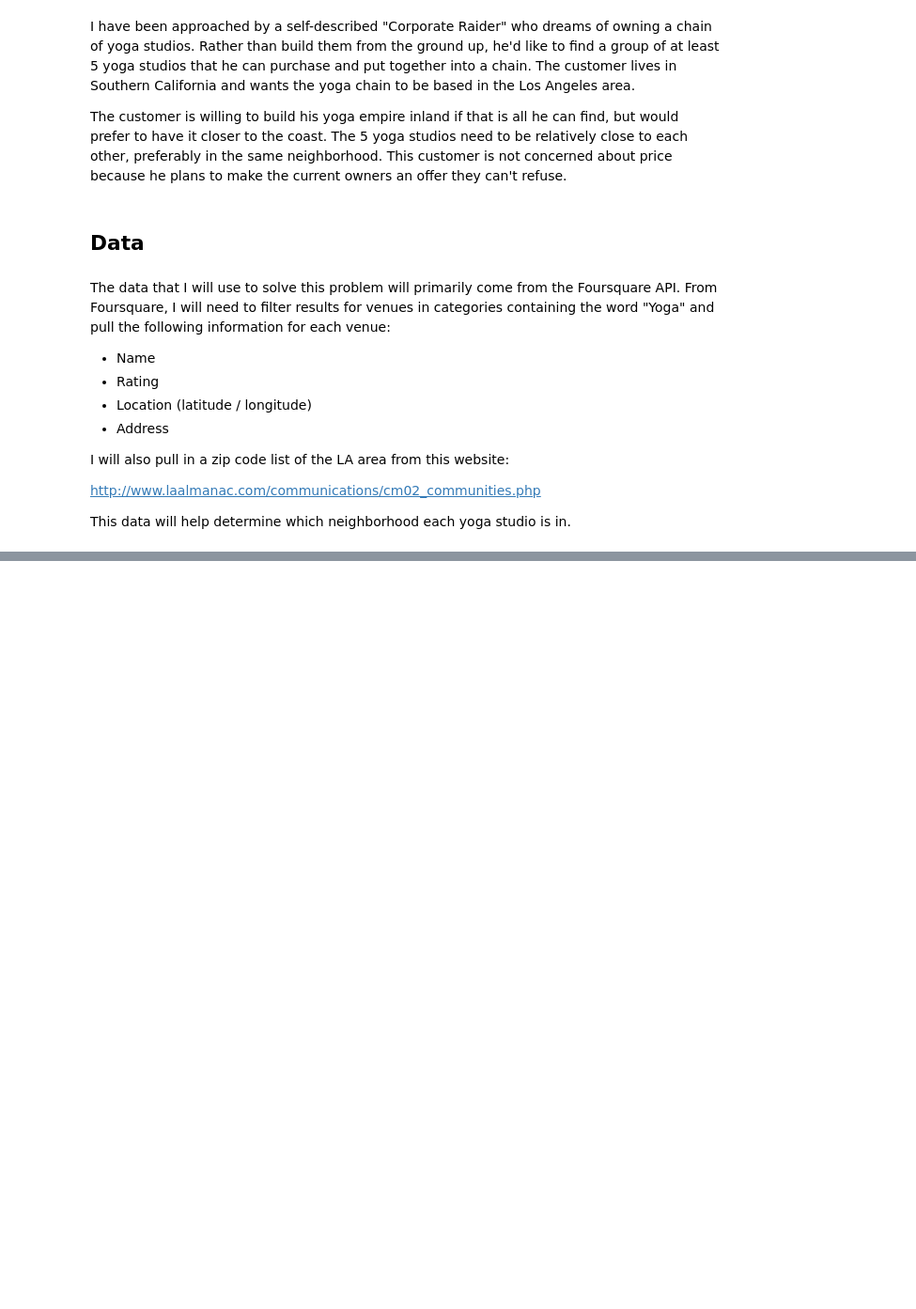
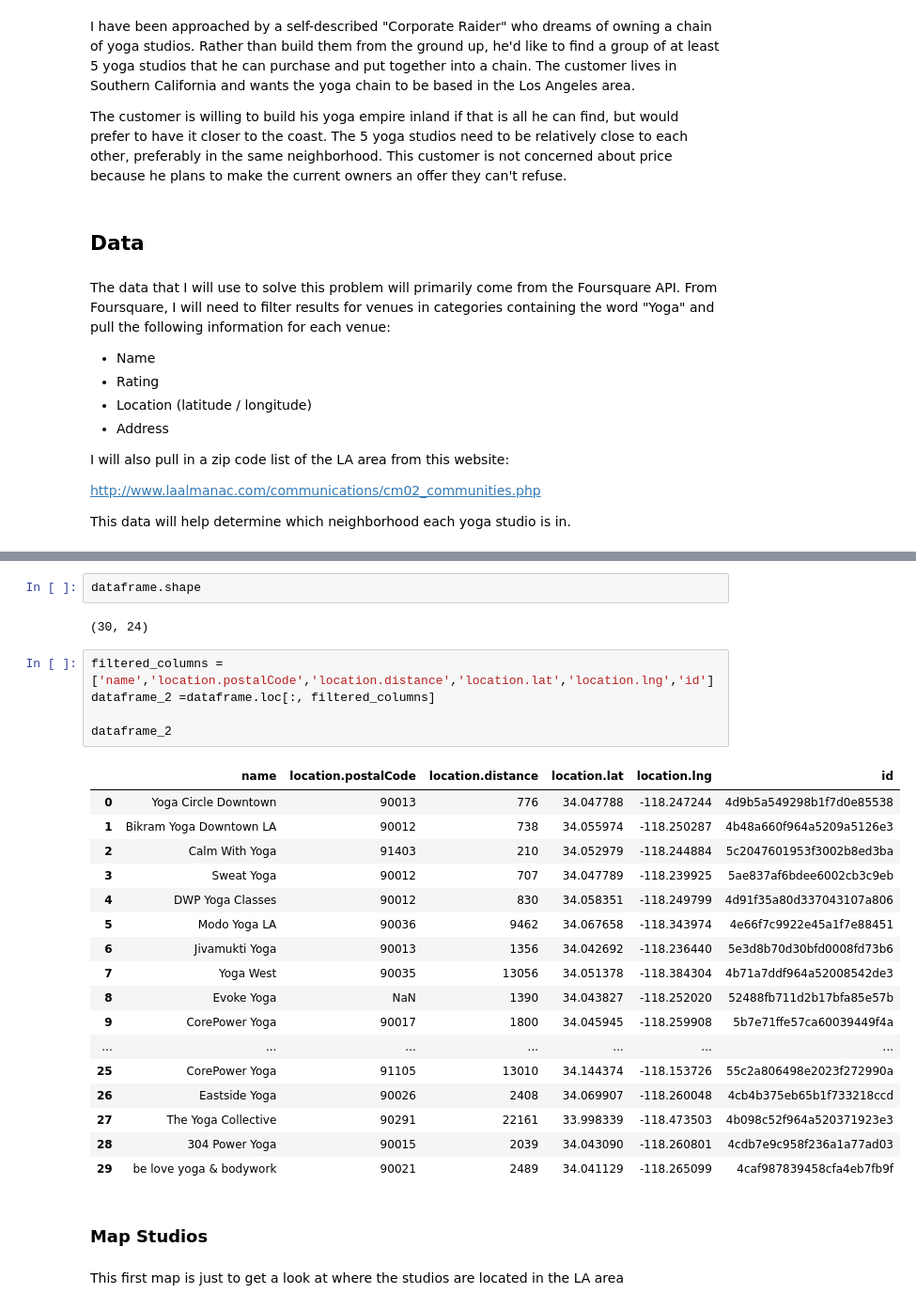
Before and after one commit to emgisler/ds-example, a Jupyter notebook: Yoga Takeover.ipynb, the cells around one changed output, grey strips where cells are left out. Shown at 94% size. Cells and saved outputs as stored; diff of their text form; blank space fills up the shorter version.

Commit message:
Published from Watson Studio.

```diff
--- a/Yoga Takeover.ipynb
+++ b/Yoga Takeover.ipynb
@@ -25,0 +124,31 @@ This data will help determine which neighborhood each yoga studio is in.
+# %%
+dataframe.shape
+# %% [output]
+(30, 24)
+# %%
+filtered_columns = ['name','location.postalCode','location.distance','location.lat','location.lng','id']
+dataframe_2 =dataframe.loc[:, filtered_columns]
+
+dataframe_2
+# %% [output]
+|  | name | location.postalCode | location.distance | location.lat | location.lng | id |
+| 0 | Yoga Circle Downtown | 90013 | 776 | 34.047788 | -118.247244 | 4d9b5a549298b1f7d0e85538 |
+| 1 | Bikram Yoga Downtown LA | 90012 | 738 | 34.055974 | -118.250287 | 4b48a660f964a5209a5126e3 |
+| 2 | Calm With Yoga | 91403 | 210 | 34.052979 | -118.244884 | 5c2047601953f3002b8ed3ba |
+| 3 | Sweat Yoga | 90012 | 707 | 34.047789 | -118.239925 | 5ae837af6bdee6002cb3c9eb |
+| 4 | DWP Yoga Classes | 90012 | 830 | 34.058351 | -118.249799 | 4d91f35a80d337043107a806 |
+| 5 | Modo Yoga LA | 90036 | 9462 | 34.067658 | -118.343974 | 4e66f7c9922e45a1f7e88451 |
+| 6 | Jivamukti Yoga | 90013 | 1356 | 34.042692 | -118.236440 | 5e3d8b70d30bfd0008fd73b6 |
+| 7 | Yoga West | 90035 | 13056 | 34.051378 | -118.384304 | 4b71a7ddf964a52008542de3 |
+| 8 | Evoke Yoga | NaN | 1390 | 34.043827 | -118.252020 | 52488fb711d2b17bfa85e57b |
+| 9 | CorePower Yoga | 90017 | 1800 | 34.045945 | -118.259908 | 5b7e71ffe57ca60039449f4a |
+| ... | ... | ... | ... | ... | ... | ... |
+| 25 | CorePower Yoga | 91105 | 13010 | 34.144374 | -118.153726 | 55c2a806498e2023f272990a |
+| 26 | Eastside Yoga | 90026 | 2408 | 34.069907 | -118.260048 | 4cb4b375eb65b1f733218ccd |
+| 27 | The Yoga Collective | 90291 | 22161 | 33.998339 | -118.473503 | 4b098c52f964a520371923e3 |
+| 28 | 304 Power Yoga | 90015 | 2039 | 34.043090 | -118.260801 | 4cdb7e9c958f236a1a77ad03 |
+| 29 | be love yoga & bodywork | 90021 | 2489 | 34.041129 | -118.265099 | 4caf987839458cfa4eb7fb9f |
+# %% [markdown]
+### Map Studios
+# %% [markdown]
+This first map is just to get a look at where the studios are located in the LA area
```
Also changed, not shown: parts of 27 cells of this notebook.
